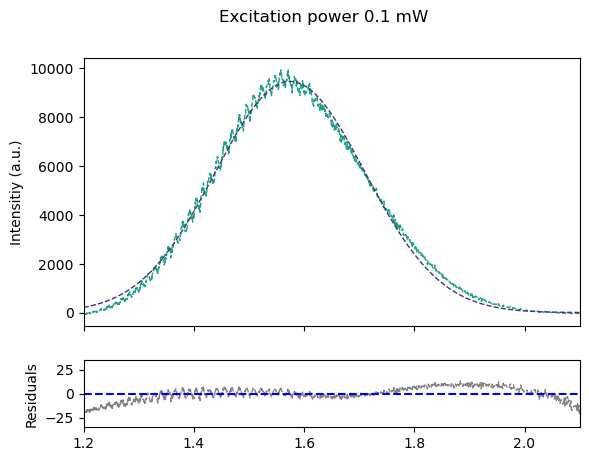
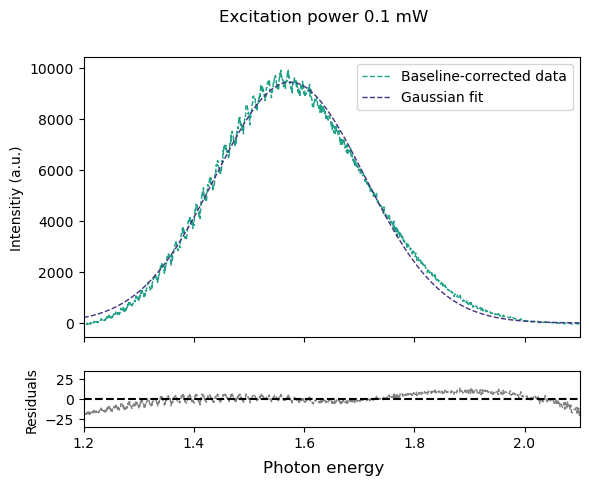
The notebook cell's code change between the first figure and the second:
--- before
+++ after
@@ -16,5 +16,5 @@
 
    
-
+    y_max = max(y)
 
     ss_res = np.sum(residuals**2)
@@ -90,15 +90,17 @@
     
     #### try again
-    fig, (ax1, ax2) = plt.subplots(2, sharex=True, gridspec_kw={'height_ratios': [4, 1]})
-    ax1.plot(x, y, lw=1,ls="--", color= (0.122312, 0.633153, 0.530398), label="baseline-corrected data")
+    fig, (ax1, ax2) = plt.subplots(2, sharex=True, gridspec_kw={'height_ratios': [5, 1]})
+    ax1.plot(x, y, lw=1,ls="--", color= (0.122312, 0.633153, 0.530398), label="Baseline-corrected data")
     ax1.plot(x_fit, peak_1,  lw=1, ls="--", color= (0.275191, 0.194905, 0.496005), label='Gaussian fit')
+    plt.ylim(0, y_max)
     plt.xlim(1.2,2.1)
+    ax1.legend()
     ax2.plot(x, residuals,lw=1, color="gray", ls="--")
-    ax2.axhline(y=0, color='b', linestyle='--')
+    ax2.axhline(y=0, color='black', linestyle='--')
     plt.ylim(-35, 35)
 
     ax1.set_ylabel("Intensitiy (a.u.)")
     ax2.set_ylabel("Residuals")
-
+    fig.supxlabel("Photon energy (eV)")
     fig.suptitle(f"Excitation power {power} mW")
      

Commit: M